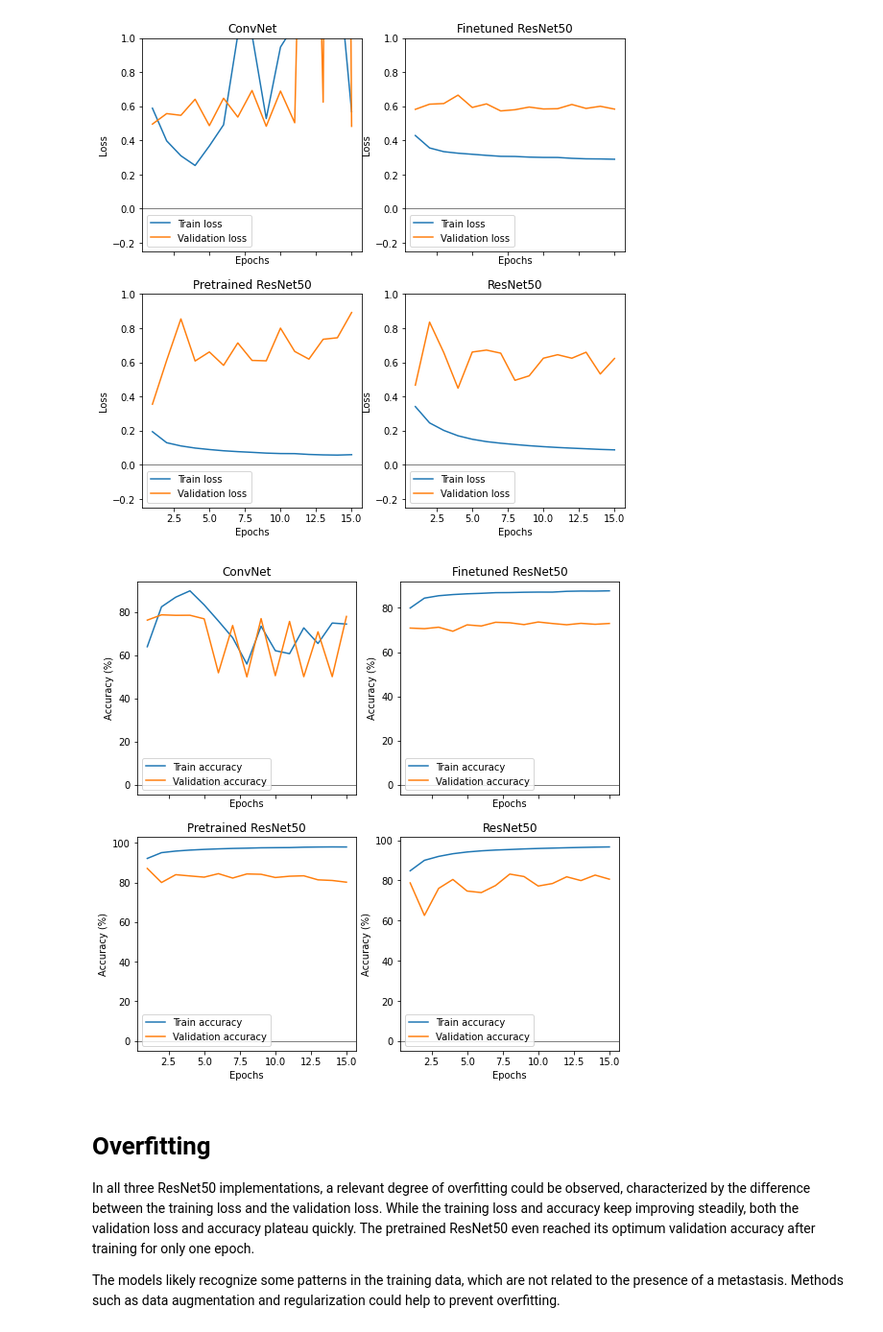
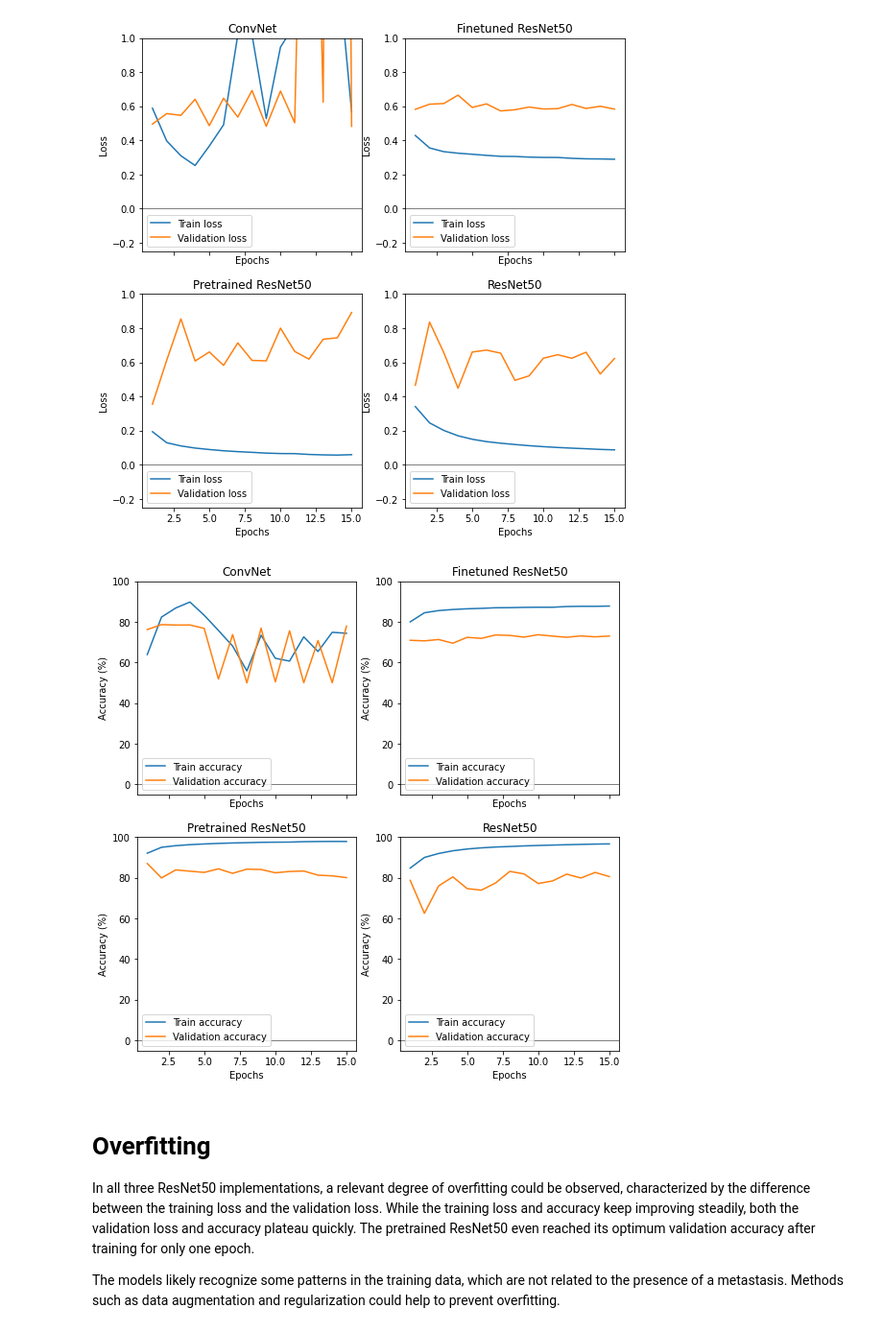
Before and after one commit to larsleijten/pcam, a Jupyter notebook: Demonstration.ipynb, the cells around one changed output. Shown: that part at 96% size. Cells and saved outputs as stored; diff of their text form; code cells hidden in the pictures.

Commit message:
Updated ylim in accuracy plots

```diff
--- a/Demonstration.ipynb
+++ b/Demonstration.ipynb
@@ -75,19 +75,20 @@ plt.show()
 # %%
 # Plot the accuracy
 fig, axes2d = plt.subplots(nrows=2, ncols=2, sharex=True, figsize=(9,9))
 
 for idx, title, ax in zip(['convnet', 'ft_resnet', 'pt_resnet', 'resnet'], ['ConvNet', 'Finetuned ResNet50', 'Pretrained ResNet50', 'ResNet50'], np.ravel(axes2d)):
   ax.plot(range(1,16), train_accuracy[idx], label="Train accuracy")
   ax.plot(range(1,16), validation_accuracy[idx], label="Validation accuracy")
+  ax.set_ylim([-5,100])
   ax.legend(loc="lower left")
   ax.set_title(title)
   ax.set_xlabel("Epochs")
   ax.set_ylabel("Accuracy (%)")
   ax.axhline(y=0, color='k', linewidth=0.5)
 
 plt.show()
 # %% [output]
-[figure, old version]
+[figure, new version]
 # %% [markdown]
 # Overfitting
 
```
Also changed, not shown: parts of 1 cell of this notebook.
